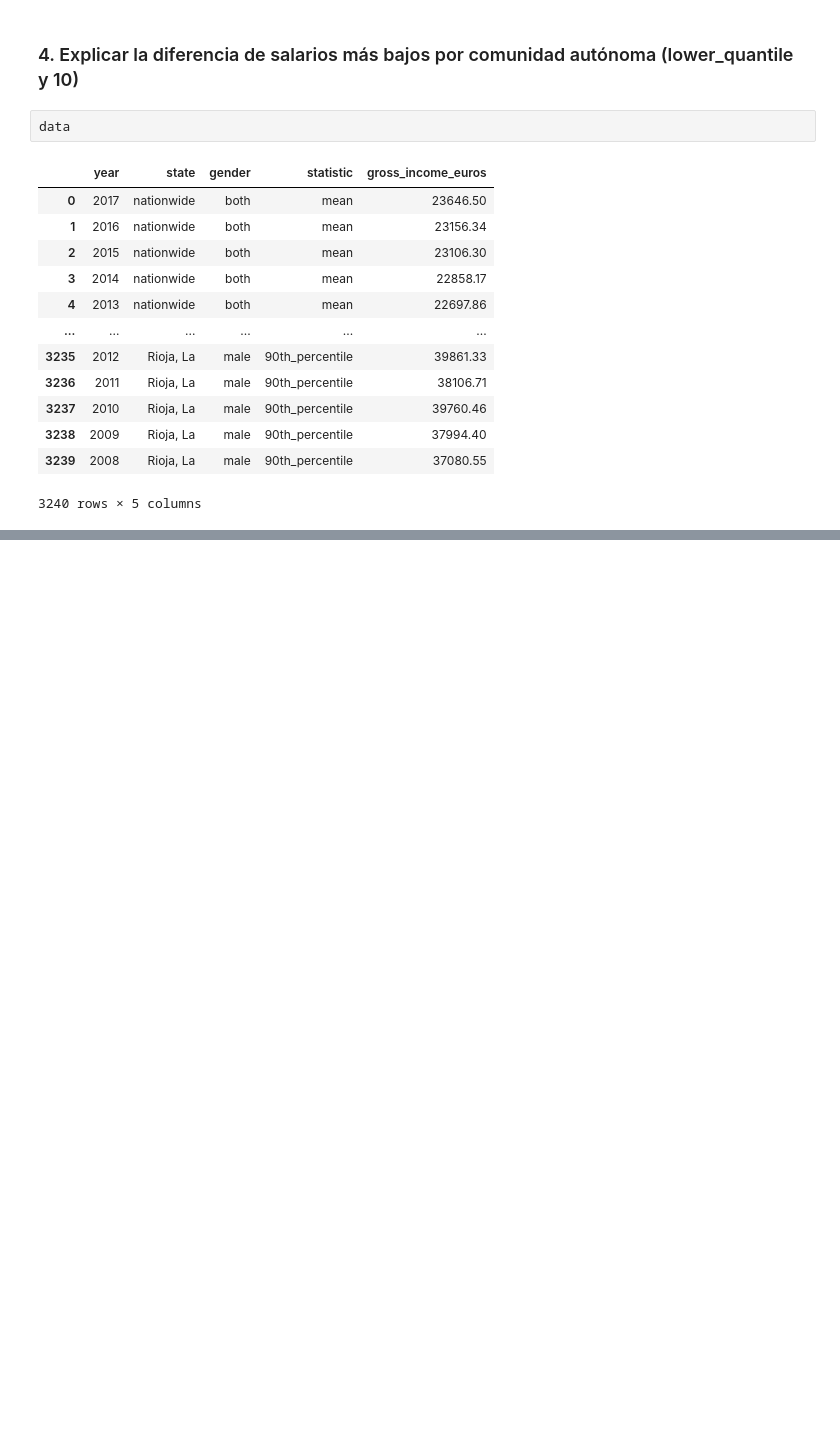
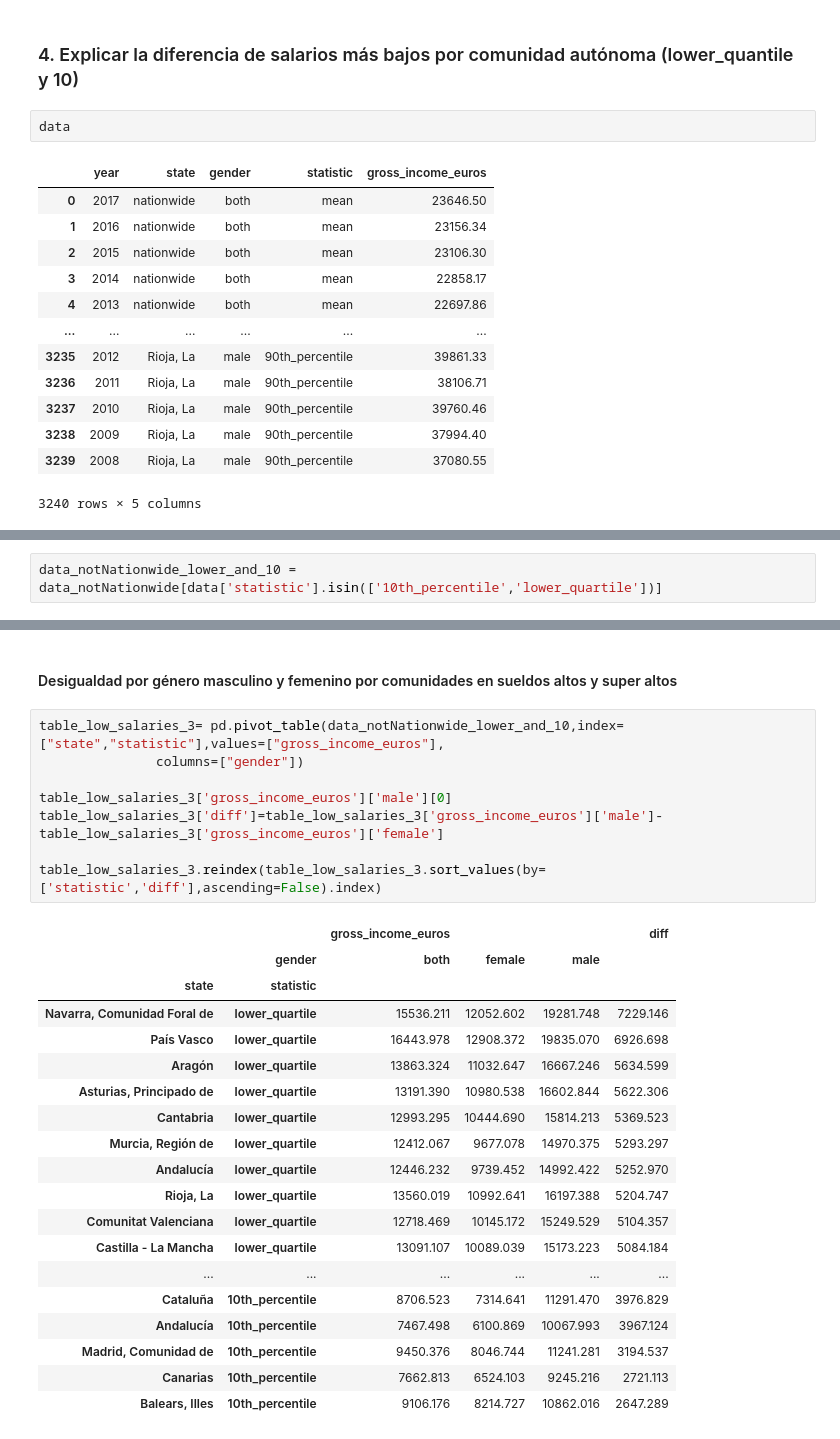
Before and after one commit to JulioPerez-ML/Udacity_first_project, a Jupyter notebook: Project_1_udacity.ipynb, the cells around one changed output, grey strips where cells are left out. Saved outputs shown, nothing was run; the diff lists cells and outputs as text; blank space fills up the shorter version.

```diff
--- a/Project_1_udacity.ipynb
+++ b/Project_1_udacity.ipynb
@@ -359,0 +373,2 @@ data
+# %%
+data_notNationwide_lower_and_10 = data_notNationwide[data['statistic'].isin(['10th_percentile','lower_quartile'])]
@@ -359,0 +444,30 @@ data
+# %% [markdown]
+#### Desigualdad por género masculino y femenino por comunidades en sueldos altos y super altos
+# %%
+table_low_salaries_3= pd.pivot_table(data_notNationwide_lower_and_10,index=["state","statistic"],values=["gross_income_euros"],
+               columns=["gender"])
+
+table_low_salaries_3['gross_income_euros']['male'][0]
+table_low_salaries_3['diff']=table_low_salaries_3['gross_income_euros']['male']-table_low_salaries_3['gross_income_euros']['female']
+
+table_low_salaries_3.reindex(table_low_salaries_3.sort_values(by=['statistic','diff'],ascending=False).index)
+# %% [output]
+|  |  | gross_income_euros |  |  | diff |
+|  | gender | both | female | male |  |
+| state | statistic |  |  |  |  |
+| Navarra, Comunidad Foral de | lower_quartile | 15536.211 | 12052.602 | 19281.748 | 7229.146 |
+| País Vasco | lower_quartile | 16443.978 | 12908.372 | 19835.070 | 6926.698 |
+| Aragón | lower_quartile | 13863.324 | 11032.647 | 16667.246 | 5634.599 |
+| Asturias, Principado de | lower_quartile | 13191.390 | 10980.538 | 16602.844 | 5622.306 |
+| Cantabria | lower_quartile | 12993.295 | 10444.690 | 15814.213 | 5369.523 |
+| Murcia, Región de | lower_quartile | 12412.067 | 9677.078 | 14970.375 | 5293.297 |
+| Andalucía | lower_quartile | 12446.232 | 9739.452 | 14992.422 | 5252.970 |
+| Rioja, La | lower_quartile | 13560.019 | 10992.641 | 16197.388 | 5204.747 |
+| Comunitat Valenciana | lower_quartile | 12718.469 | 10145.172 | 15249.529 | 5104.357 |
+| Castilla - La Mancha | lower_quartile | 13091.107 | 10089.039 | 15173.223 | 5084.184 |
+| ... | ... | ... | ... | ... | ... |
+| Cataluña | 10th_percentile | 8706.523 | 7314.641 | 11291.470 | 3976.829 |
+| Andalucía | 10th_percentile | 7467.498 | 6100.869 | 10067.993 | 3967.124 |
+| Madrid, Comunidad de | 10th_percentile | 9450.376 | 8046.744 | 11241.281 | 3194.537 |
+| Canarias | 10th_percentile | 7662.813 | 6524.103 | 9245.216 | 2721.113 |
+| Balears, Illes | 10th_percentile | 9106.176 | 8214.727 | 10862.016 | 2647.289 |
```
Also changed, not shown: parts of 17 cells of this notebook.
